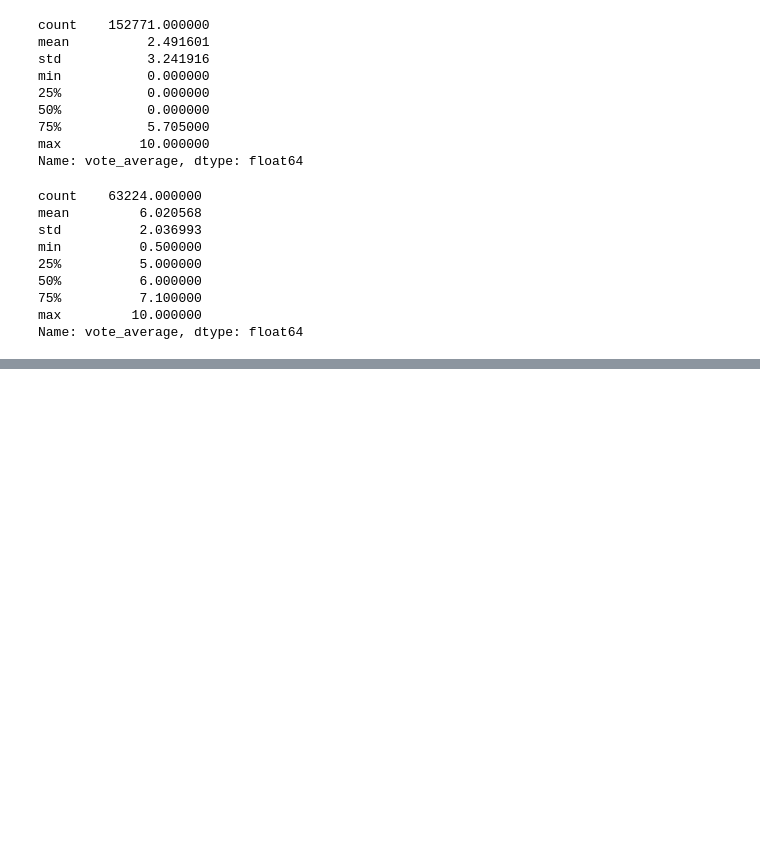
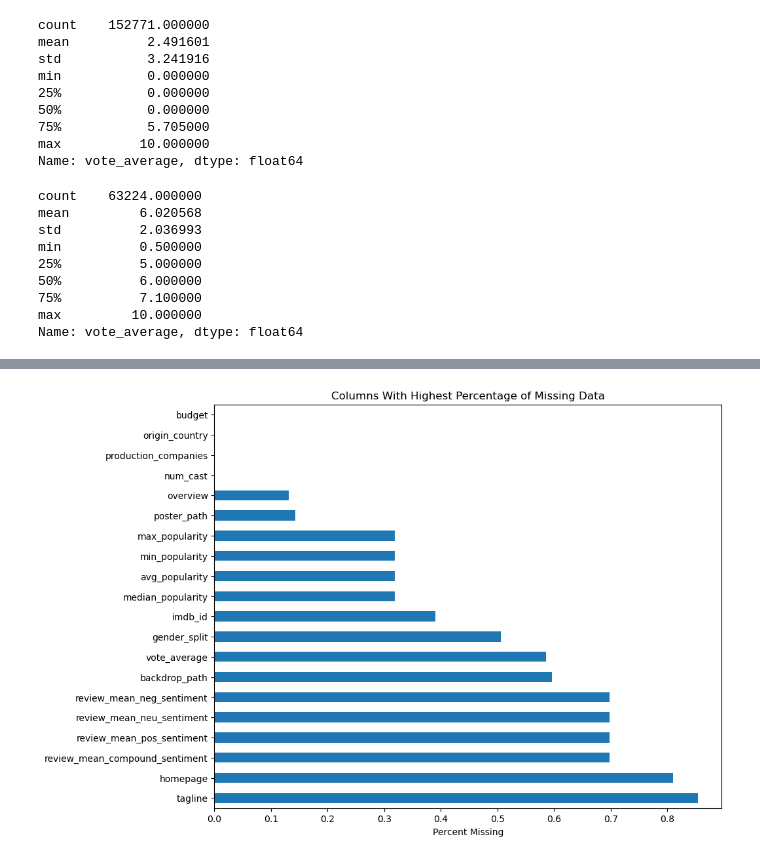
Before and after one commit to nharris-uva/ds6021-final-project, a Jupyter notebook: EDA & Modeling.ipynb, the cells around one changed output, grey strips where cells are left out. Saved outputs shown, nothing was run; the diff lists cells and outputs as text; code cells hidden in the pictures; blank space fills up the shorter version.

```diff
--- a/EDA & Modeling.ipynb
+++ b/EDA & Modeling.ipynb
@@ -129,5 +125,3 @@ enriched_df.head()
-# %%
-enriched_df = enriched_df.rename(columns={"movie_id": "id"})
 # %%
 # Remove the old id if it exists
 if "id" in enriched_df.columns:
@@ -220,3 +214,6 @@ min          0.500000
 75%          7.100000
 max         10.000000
 Name: vote_average, dtype: float64
+# %%
+missing_percent = merged_df.isna().mean().sort_values(ascending=False)
+missing_percent
@@ -222,0 +238,7 @@ Name: vote_average, dtype: float64
+# %%
+missing_percent.head(20).plot(kind="barh", figsize=(10,8))
+plt.title("Columns With Highest Percentage of Missing Data")
+plt.xlabel("Percent Missing")
+plt.show()
+# %% [output]
+[figure, added]
```
Also changed, not shown: parts of 42 cells of this notebook.
